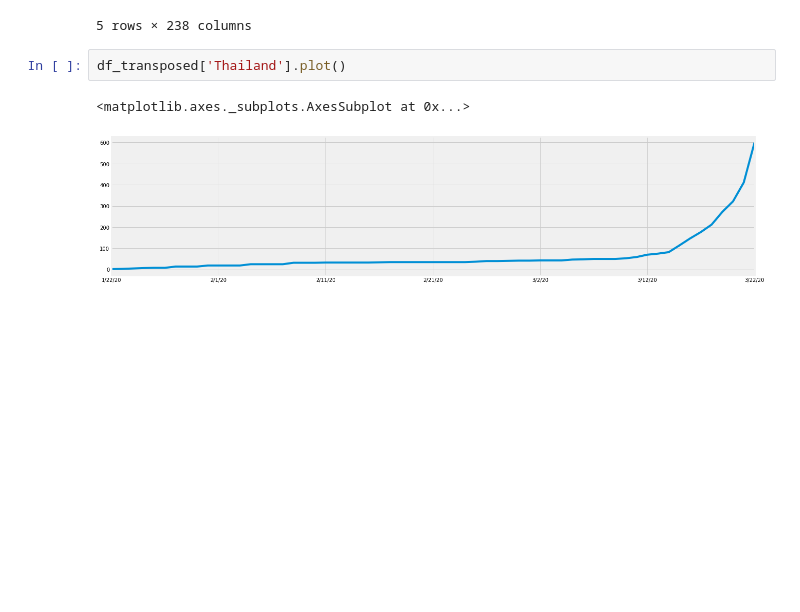
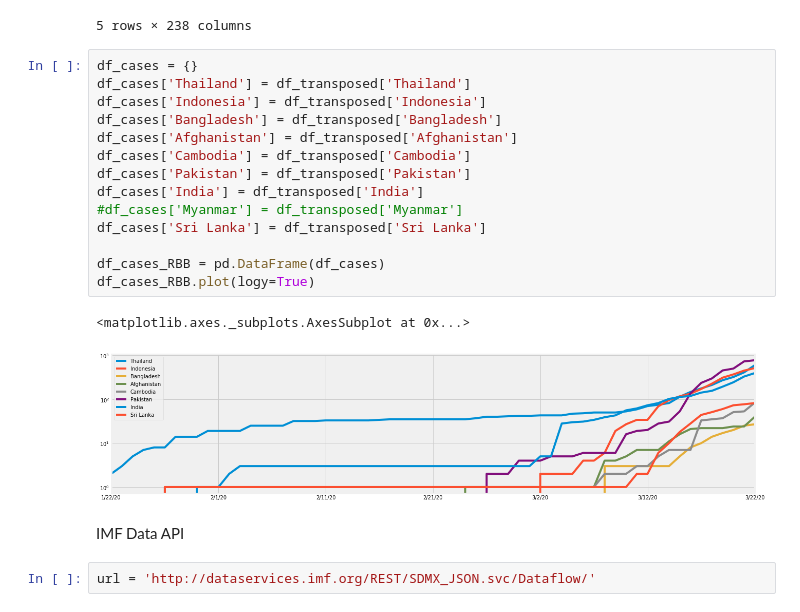
Before and after one commit to diesel1812/RBB_RAM_COVID_Macro, a Jupyter notebook: RAM_COVID_Macro_indicators.ipynb, the cells around one changed output. Drawn from its saved outputs; the diff is of its cells as text; blank space fills up the shorter version.

```diff
--- a/RAM_COVID_Macro_indicators.ipynb
+++ b/RAM_COVID_Macro_indicators.ipynb
@@ -60,8 +60,24 @@ df_transposed.tail()
 | 3/21/20 | 24 | 76 | 139 | 88 | 2 | 1 | 158 | 160 | ... |
 | 3/22/20 | 40 | 89 | 201 | 113 | 2 | 1 | 266 | 194 | ... |
 5 rows × 238 columns
-# %%
-df_transposed['Thailand'].plot()
-# %% [output]
-<matplotlib.axes._subplots.AxesSubplot at 0x...>
-[figure, removed]
+# %%
+df_cases = {}
+df_cases['Thailand'] = df_transposed['Thailand']
+df_cases['Indonesia'] = df_transposed['Indonesia']
+df_cases['Bangladesh'] = df_transposed['Bangladesh']
+df_cases['Afghanistan'] = df_transposed['Afghanistan']
+df_cases['Cambodia'] = df_transposed['Cambodia']
+df_cases['Pakistan'] = df_transposed['Pakistan']
+df_cases['India'] = df_transposed['India']
+#df_cases['Myanmar'] = df_transposed['Myanmar']
+df_cases['Sri Lanka'] = df_transposed['Sri Lanka']
+
+df_cases_RBB = pd.DataFrame(df_cases)
+df_cases_RBB.plot(logy=True)
+# %% [output]
+<matplotlib.axes._subplots.AxesSubplot at 0x...>
+[figure, added]
+# %% [markdown]
+IMF Data API
+# %%
+url = 'http://dataservices.imf.org/REST/SDMX_JSON.svc/Dataflow/'
```
